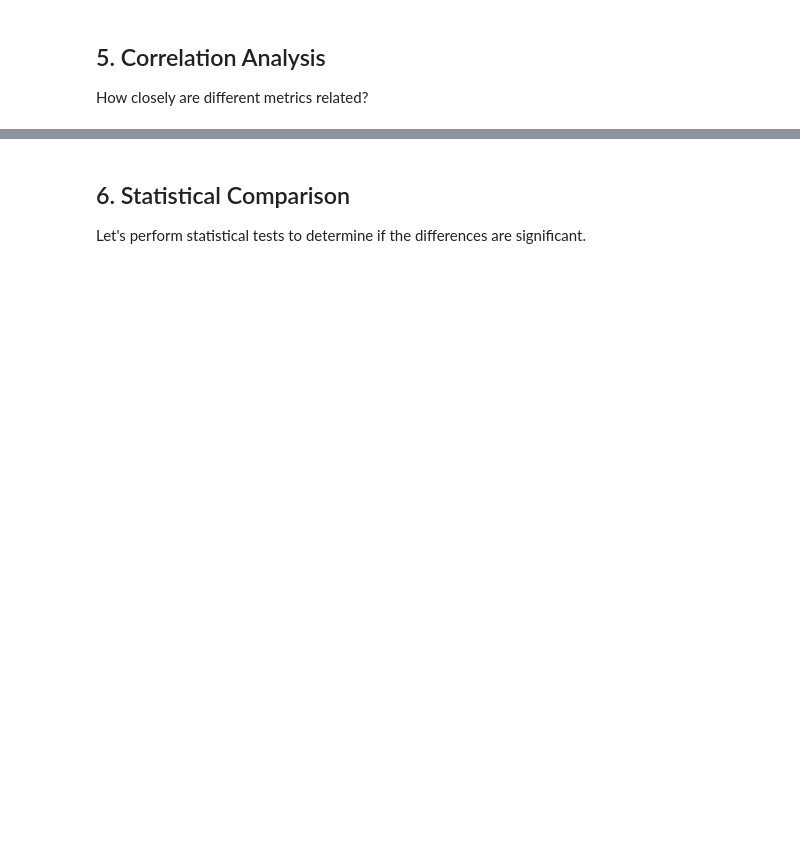
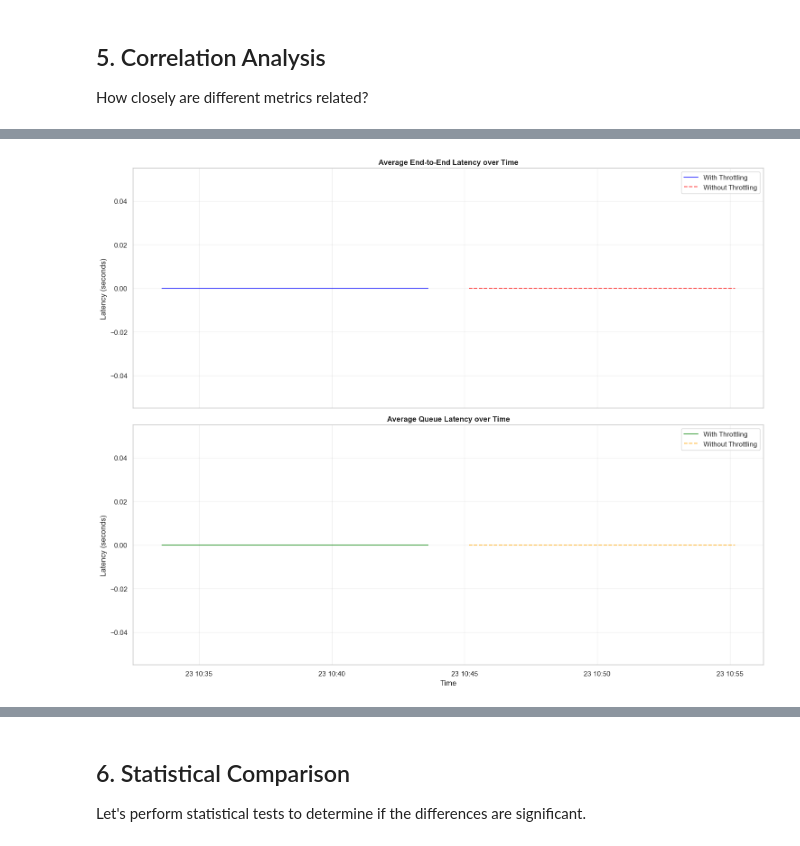
Before and after one commit to belgio99/k8s-carbonrouter, a Jupyter notebook: experiments/autoscaling_analysis.ipynb, the cells around one changed output, grey strips where cells are left out. Drawn from its saved outputs; the diff is of its cells as text; code cells hidden in the pictures; blank space fills up the shorter version.

```diff
--- a/experiments/autoscaling_analysis.ipynb
+++ b/experiments/autoscaling_analysis.ipynb
@@ -424,0 +470,36 @@ print("   • Queue Depth ↔ Throttle: Should be negative (low throttle → hig
+# %%
+# Plot E2E and Queue Latency
+fig, axes = plt.subplots(2, 1, figsize=(15, 12), sharex=True)
+
+# E2E Latency
+ax1 = axes[0]
+if 'avg_e2e_latency' in df_throttle.columns:
+    ax1.plot(df_throttle['timestamp'], df_throttle['avg_e2e_latency'],
+             label='With Throttling', color='blue', alpha=0.7)
+if 'avg_e2e_latency' in df_no_throttle.columns:
+    ax1.plot(df_no_throttle['timestamp'], df_no_throttle['avg_e2e_latency'],
+             label='Without Throttling', color='red', alpha=0.7, linestyle='--')
+ax1.set_title('Average End-to-End Latency over Time', fontweight='bold')
+ax1.set_ylabel('Latency (seconds)')
+ax1.grid(True, alpha=0.3)
+ax1.legend()
+
+# Queue Latency
+ax2 = axes[1]
+if 'avg_queue_latency' in df_throttle.columns:
+    ax2.plot(df_throttle['timestamp'], df_throttle['avg_queue_latency'],
+             label='With Throttling', color='green', alpha=0.7)
+if 'avg_queue_latency' in df_no_throttle.columns:
+    ax2.plot(df_no_throttle['timestamp'], df_no_throttle['avg_queue_latency'],
+             label='Without Throttling', color='orange', alpha=0.7, linestyle='--')
+ax2.set_title('Average Queue Latency over Time', fontweight='bold')
+ax2.set_xlabel('Time')
+ax2.set_ylabel('Latency (seconds)')
+ax2.grid(True, alpha=0.3)
+ax2.legend()
+
+plt.tight_layout()
+plt.savefig(results_dir / 'latency_comparison.png', dpi=150, bbox_inches='tight')
+plt.show()
+# %% [output]
+[figure, added]
```
Also changed, not shown: parts of 16 cells of this notebook, 5 other files.
